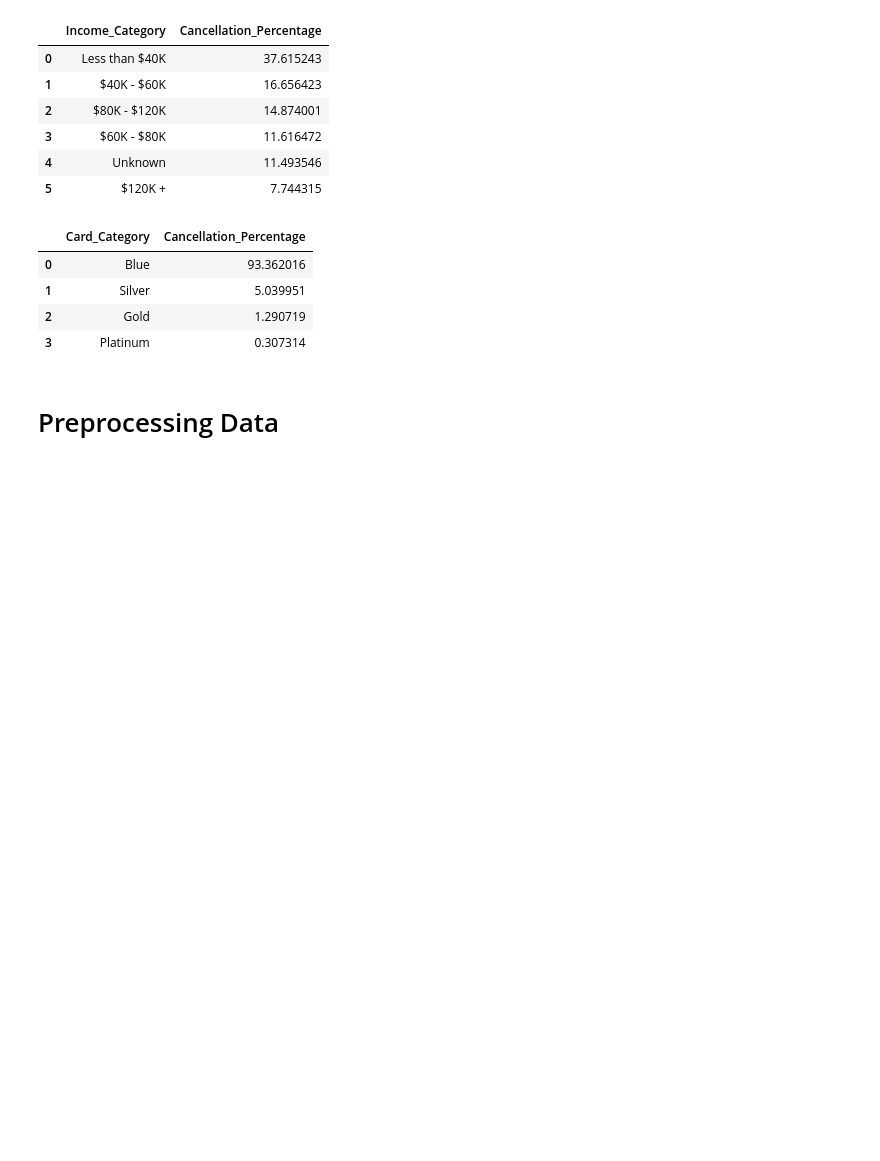
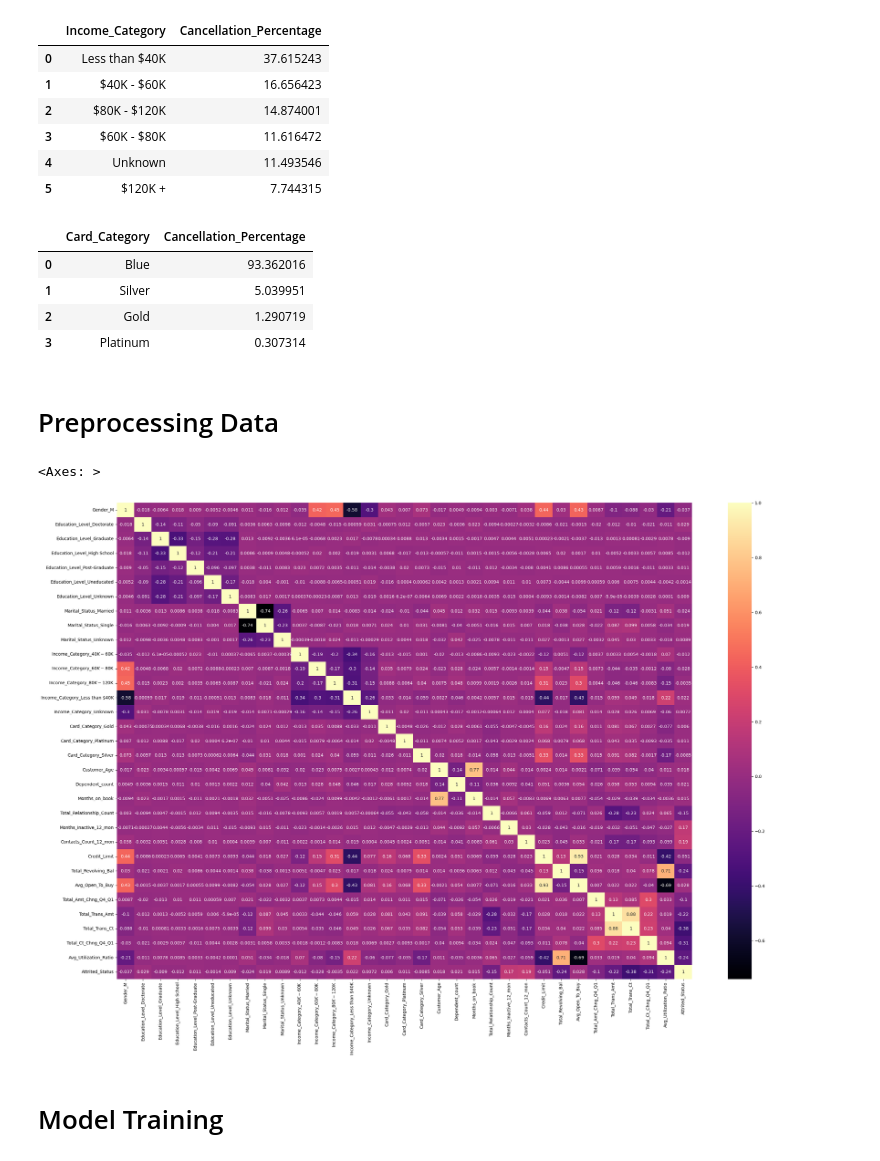
Before and after one commit to tnbsuntae/Credit_Card_Churn_Project, a Jupyter notebook: project.ipynb, the cells around one changed output. Saved outputs shown, nothing was run; the diff lists cells and outputs as text; code cells hidden in the pictures; blank space fills up the shorter version.

```diff
--- a/project.ipynb
+++ b/project.ipynb
@@ -466,6 +469,21 @@ fig.update_layout(
 fig.show()
 # %% [markdown]
 # Preprocessing Data
+# %%
+categorical_features_no_att = categorical_features.drop(columns=['Attrition_Flag'])
+encoder = OneHotEncoder(drop='first',handle_unknown='ignore', sparse_output = False)
+cat_encoded = encoder.fit_transform(categorical_features_no_att)
+encoded_columns = encoder.get_feature_names_out(categorical_features_no_att.columns)
+encoded_df = pd.DataFrame(cat_encoded, columns=encoded_columns)
+# %%
+heatmap_df = pd.concat([encoded_df,numerical_features], axis=1)
+heatmap_corr = heatmap_df.corr('spearman')
+
+plt.figure(figsize=(30, 20))
+sns.heatmap(heatmap_corr, cmap='magma', annot=True)
+# %% [output]
+<Axes: >
+[figure, added]
 # %%
 numerical_transformer = Pipeline(steps=[
     ('scaler', StandardScaler())
@@ -515,6 +531,8 @@ X_test_pca = pipeline_pca.transform(X_test)
 
 smt = SMOTE()
 X_train_pca_sm, y_train_sm = smt.fit_resample(X_train_pca, y_train)
+# %% [markdown]
+# Model Training
 # %%
 from sklearn.linear_model import LogisticRegression
 from sklearn.svm import SVC
```
Also changed, not shown: parts of 6 cells of this notebook.
